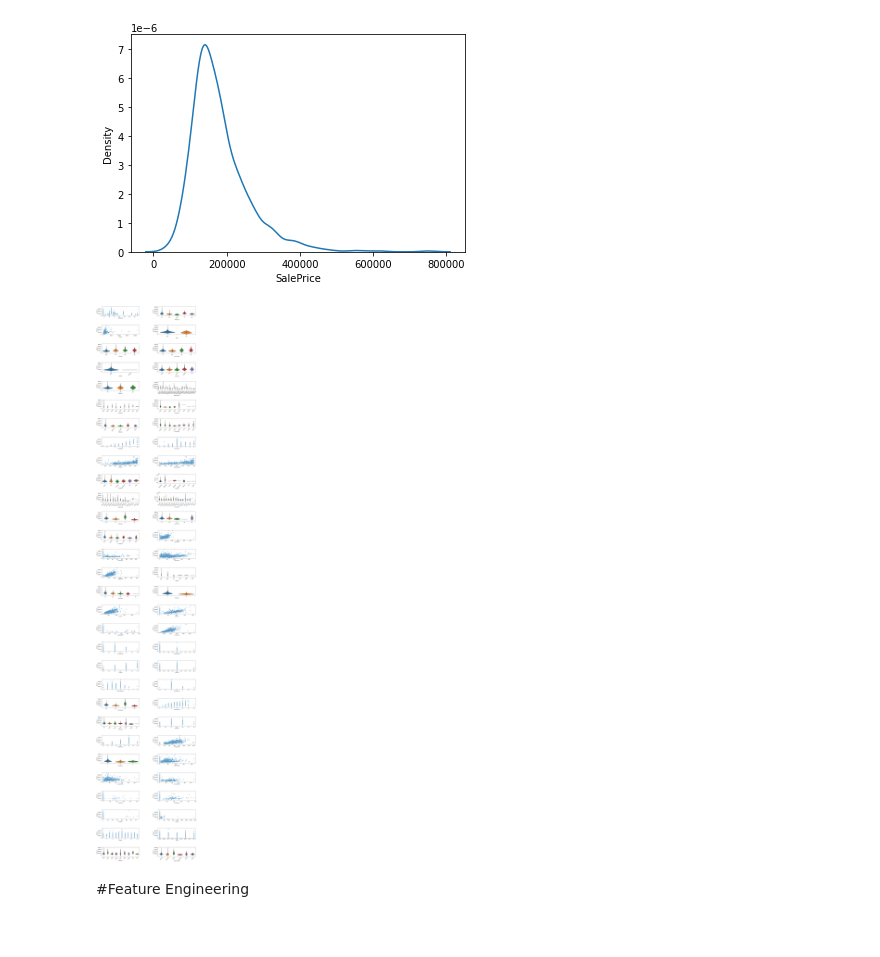
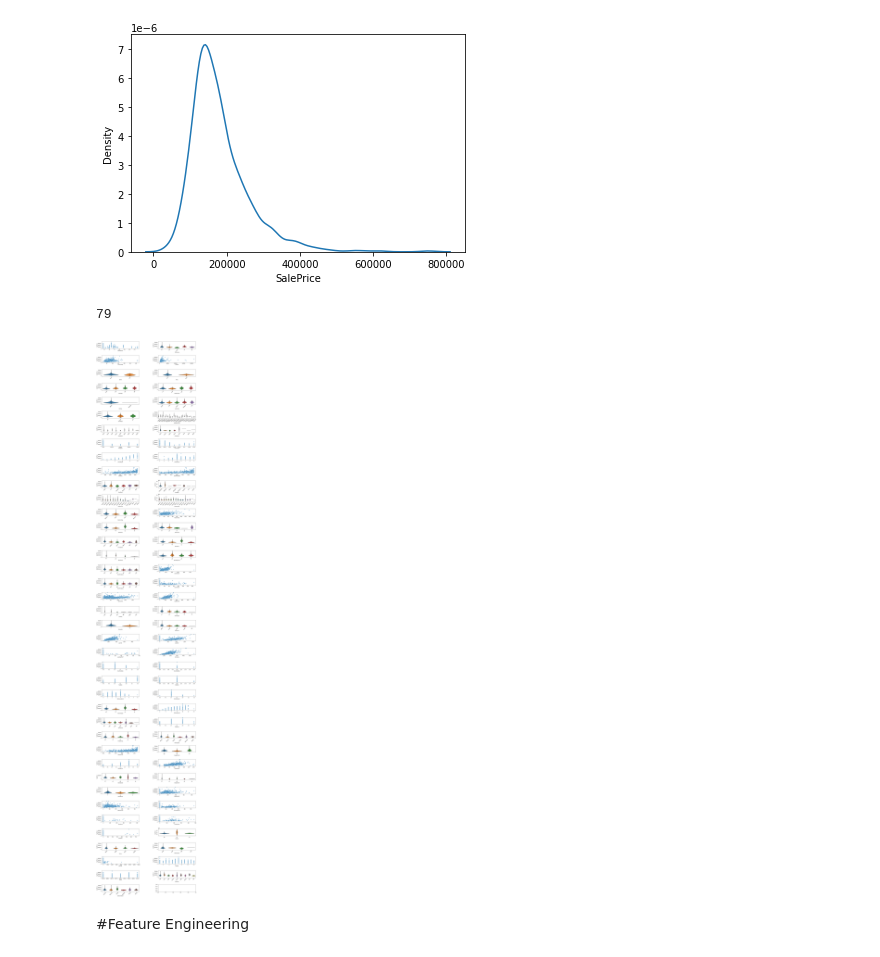
Before and after one commit to marudengi/practice-for-kaggle, a Jupyter notebook: Property_Price_Prediction.ipynb, the cells around one changed output. Saved outputs shown, nothing was run; the diff lists cells and outputs as text; code cells hidden in the pictures.

```diff
--- a/Property_Price_Prediction.ipynb
+++ b/Property_Price_Prediction.ipynb
@@ -78,0 +144,3 @@ test = pd.read_csv('test.csv')
+# %%
+for dataset in train_test:
+  print(dataset.isna().sum())
@@ -81,4 +166,0 @@ test = pd.read_csv('test.csv')
-# %%
-for idx, col in enumerate(train):
-  if train[col].isna().sum() > 0:
-    train.drop(col,axis=1,inplace=True)
@@ -110,0 +208,8 @@ test
+# %%
+for dataset in train_test:
+  for idx, col in enumerate(dataset):
+    if dataset[col].isna().sum():
+      if str(dataset[col].value_counts().index[0]).isalpha():
+        dataset[col].fillna(dataset[col].describe().top, inplace=True)
+      else:
+        dataset[col].fillna(dataset[col].median(), inplace=True)
@@ -129,3 +254,0 @@ train
-# %%
-train.drop(['Id'],axis=1,inplace=True)
-test.drop(['Id'],axis=1,inplace=True)
@@ -212,22 +300,24 @@ sns.kdeplot(train_target)
 # %% [output]
 <matplotlib.axes._subplots.AxesSubplot at 0x...>
 [figure]
+# %%
+train.columns.nunique()
+# %% [output]
+79
 # %%
-f, ax = plt.subplots(30,2,figsize=(20,120))
+f, ax = plt.subplots(40,2,figsize=(20,120))
 plt.subplots_adjust(wspace=0.5,hspace=1)
 
 for idx, col in enumerate(train):
 
-  if str(train.loc[0,col]).isdigit():
-    sns.scatterplot(train[col],train_target,ax=ax[idx//2,idx%2])
-
-  else:
+  if str(train.loc[0,col]).isalpha():
     ax[idx//2,idx%2].tick_params(axis='x',rotation=45)
     sns.violinplot(train[col],train_target,ax=ax[idx//2,idx%2])
-
+  else:
+    sns.scatterplot(train[col],train_target,ax=ax[idx//2,idx%2])
 plt.show()
 # %% [output]
-[figure, old version]
+[figure, new version]
 # %% [markdown]
 #Feature Engineering
 # %% [markdown]
```
Also changed, not shown: parts of 77 cells of this notebook.
